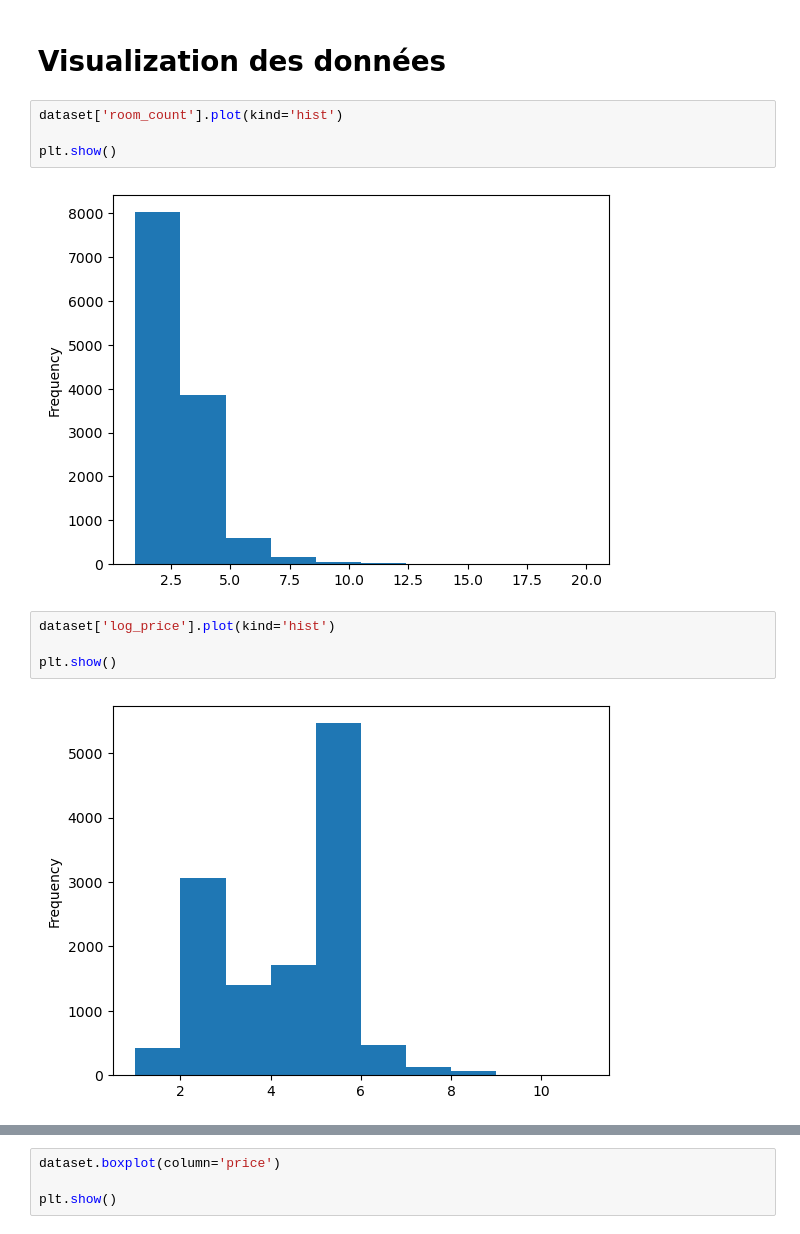
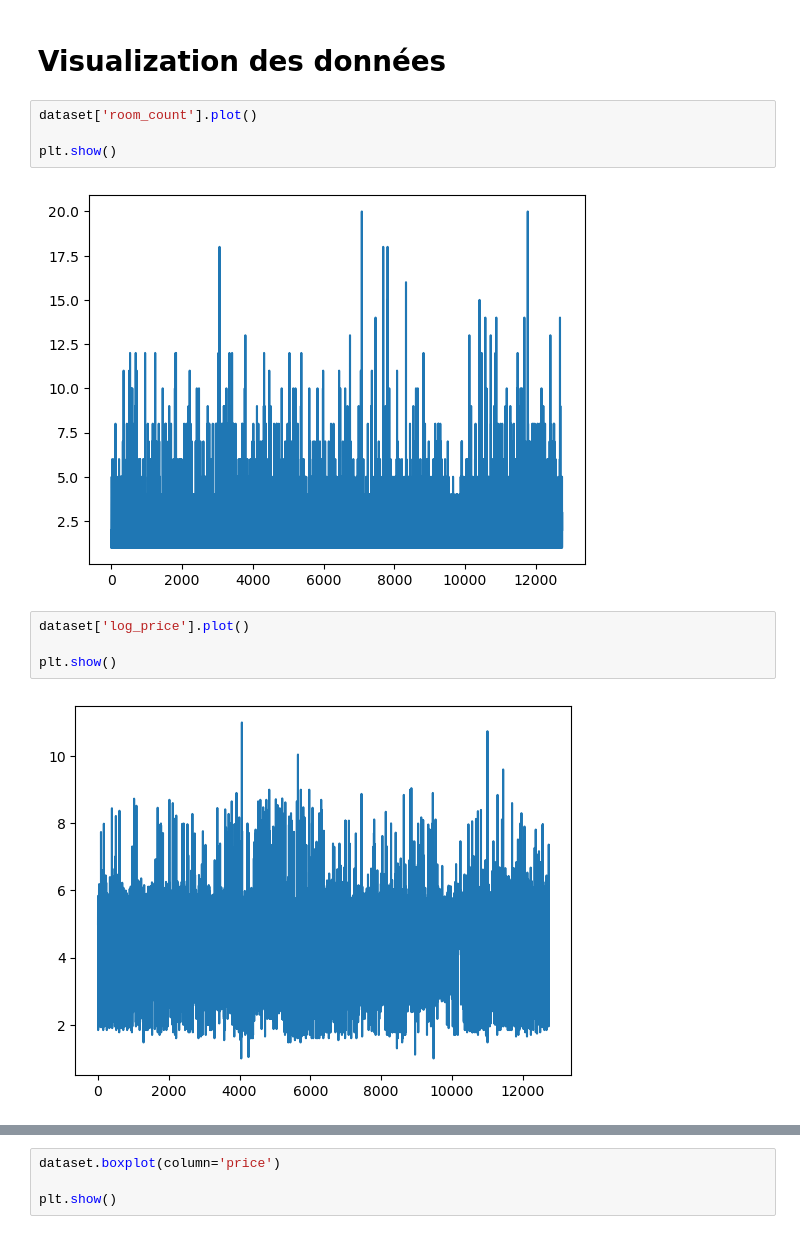
Before and after one commit to fatenchtioui/ff, a Jupyter notebook: index.ipynb, the cells around one changed output, grey strips where cells are left out. Cells and saved outputs as stored; diff of their text form.

```diff
--- a/index.ipynb
+++ b/index.ipynb
@@ -195,15 +195,15 @@ from pylab import *
 # %% [markdown]
 # Visualization des données
 # %%
-dataset['room_count'].plot(kind='hist')
+dataset['room_count'].plot()
 
 plt.show()
 # %% [output]
-[figure, old version]
+[figure, new version]
 # %%
-dataset['log_price'].plot(kind='hist')
+dataset['log_price'].plot()
 
 plt.show()
 # %% [output]
-[figure, old version]
+[figure, new version]
 # %%
```
Also changed, not shown: parts of 1 cell of this notebook.
